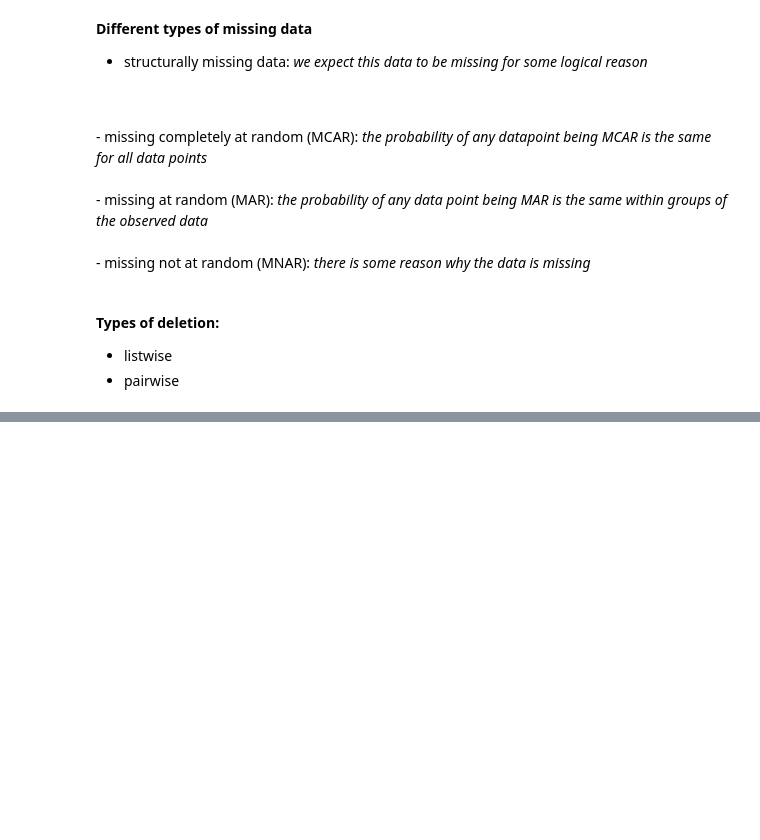
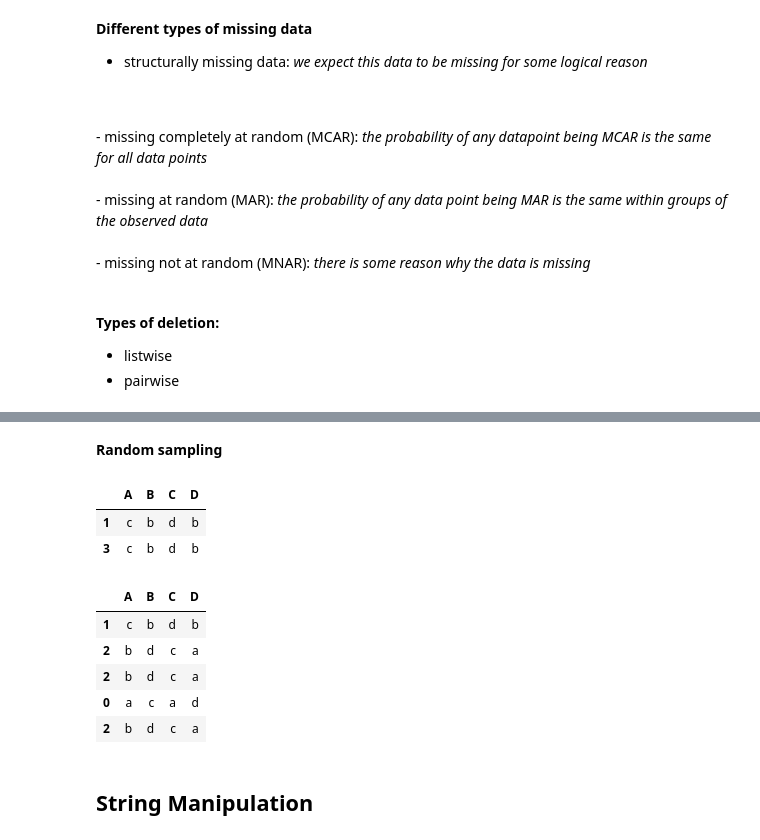
Before and after one commit to chickooooo/data_science_resources, a Jupyter notebook: data_cleaning_notes.ipynb, the cells around one changed output, grey strips where cells are left out. Saved outputs shown, nothing was run; the diff lists cells and outputs as text; code cells hidden in the pictures; blank space fills up the shorter version.

Commit message:
added data preparation notes

```diff
--- a/data_cleaning_notes.ipynb
+++ b/data_cleaning_notes.ipynb
@@ -75,0 +152,3 @@ df.drop_duplicates(subset=["b"])
+# %%
+duplicate_df = pd.DataFrame({"A": ["a", "c", "b", "c"], "B": ["c", "b", "d", "b"], "C": ["a", "d", "c", "d"], "D": ["d", "b", "a", "b"]})
+duplicate_df
@@ -75,0 +244,21 @@ df.drop_duplicates(subset=["b"])
+# %% [markdown]
+<b>Random sampling</b>
+# %%
+# taking sample of data without replacement
+duplicate_df.sample(n=2)
+# %% [output]
+|  | A | B | C | D |
+| 1 | c | b | d | b |
+| 3 | c | b | d | b |
+# %%
+# taking sample of data with replacement
+duplicate_df.sample(n=5, replace=True)
+# %% [output]
+|  | A | B | C | D |
+| 1 | c | b | d | b |
+| 2 | b | d | c | a |
+| 2 | b | d | c | a |
+| 0 | a | c | a | d |
+| 2 | b | d | c | a |
+# %% [markdown]
+<h2>String Manipulation</h2>
```
Also changed, not shown: parts of 30 cells of this notebook.
